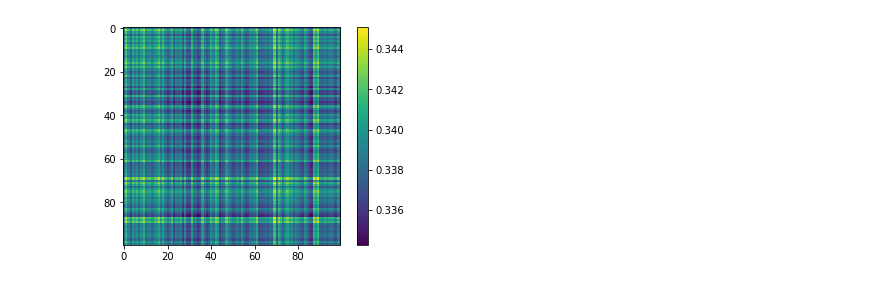
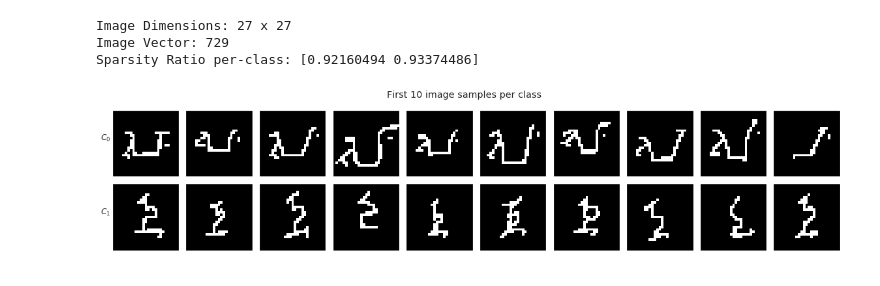
Before and after one commit to bikeboi/jra-project, a Jupyter notebook: experiment_1.ipynb, the cells around one changed output. Drawn from its saved outputs; the diff is of its cells as text; code cells hidden in the pictures.

```diff
--- a/experiment_1.ipynb
+++ b/experiment_1.ipynb
@@ -263,7 +35,0 @@ def analysis(activity):
-# %%
-matrix = analysis(results['activity']['eKC'][0])
-plt.imshow(matrix)
-plt.colorbar()
-plt.show()
-# %% [output]
-[figure, removed]
@@ -269,0 +47,32 @@ plt.show()
+# %%
+# Fetch inputs and preview examples
+N_CLASS = 2
+DOWNSCALE = 4
+
+inputs = get_inputs(N_CLASS, DOWNSCALE)
+inputs.shape
+
+samples = inputs[:,:10]
+w = h = int(np.sqrt(samples.shape[-1]))
+
+print(f"Image Dimensions: {w} x {h}")
+print(f"Image Vector: {samples.shape[-1]}")
+print(f"Sparsity Ratio per-class: {1-inputs.mean(axis=-1).mean(axis=-1)}")
+
+fig, rows = plt.subplots(N_CLASS, 10, figsize=(20,4))
+for i,axes in enumerate(rows):
+    for j,(ax,img) in enumerate(zip(axes,samples[i])):
+        if j == 0:
+            ax.set_ylabel(fr"$C_{i}$".format(i), rotation=0, labelpad=10.0)
+        ax.imshow(img.reshape(w,h), cmap='gray')
+        ax.set_xticks([])
+        ax.set_yticks([])
+
+fig.suptitle("First 10 image samples per class")
+plt.subplots_adjust(wspace=0.1, hspace=0.1)
+plt.show()
+# %% [output]
+Image Dimensions: 27 x 27
+Image Vector: 729
+Sparsity Ratio per-class: [0.92160494 0.93374486]
+[figure, added]
```
Also changed, not shown: parts of 23 cells of this notebook, 8 other files.
